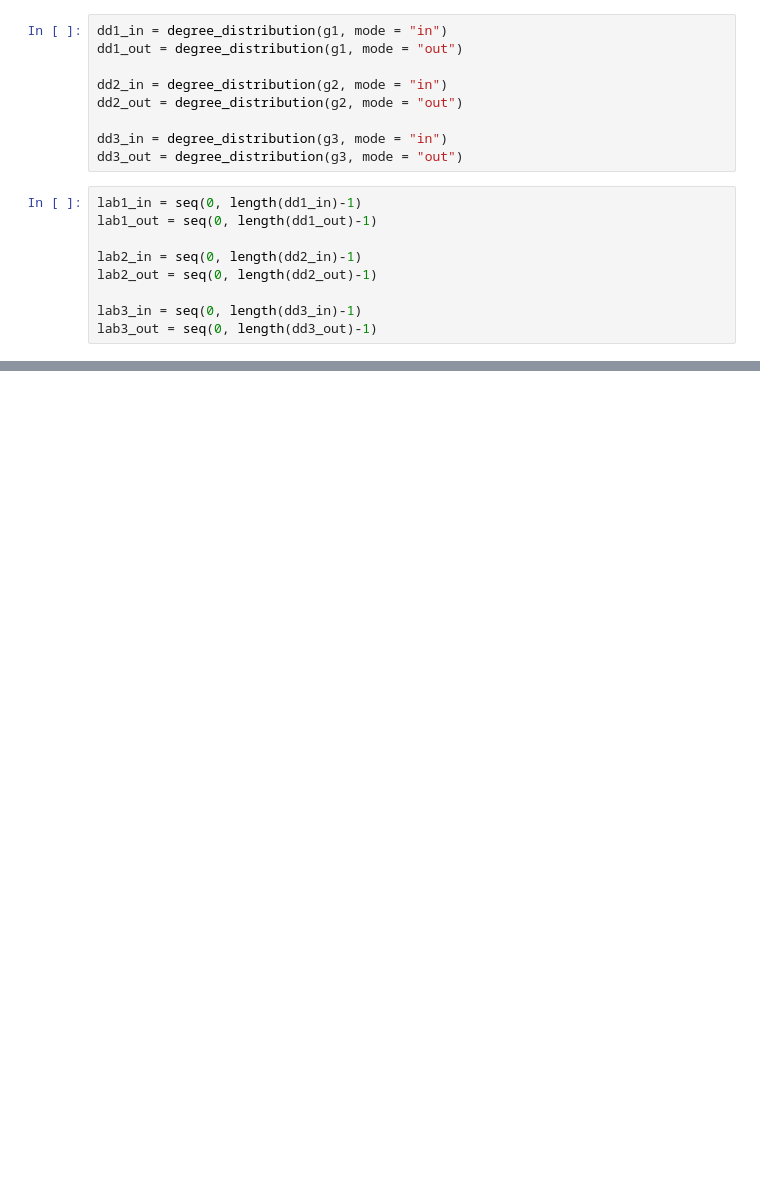
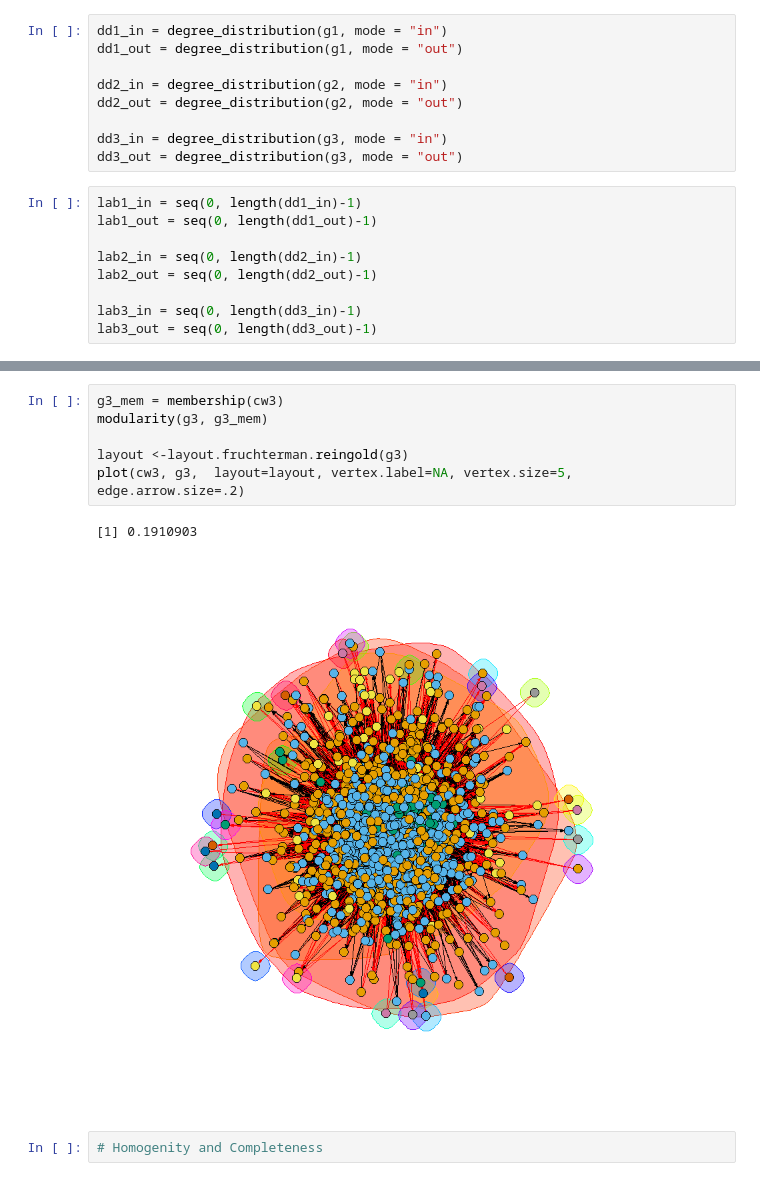
Before and after one commit to rupadevan94/large-scale-data-mining, a Jupyter notebook: LSSN/Project2/google_plus_R.ipynb, the cells around one changed output, grey strips where cells are left out. Cells and saved outputs as stored; diff of their text form; blank space fills up the shorter version.

```diff
--- a/LSSN/Project2/google_plus_R.ipynb
+++ b/LSSN/Project2/google_plus_R.ipynb
@@ -155,0 +167,11 @@ plot(tail(lab3_out, -1), tail(dd3_out, -1), type="l", main="Out Degree Distribut
+# %%
+g3_mem = membership(cw3)
+modularity(g3, g3_mem)
+
+layout <-layout.fruchterman.reingold(g3)
+plot(cw3, g3,  layout=layout, vertex.label=NA, vertex.size=5, edge.arrow.size=.2)
+# %% [output]
+[1] 0.1910903
+[figure, added]
+# %%
+# Homogenity and Completeness
```
Also changed, not shown: parts of 28 cells of this notebook.
